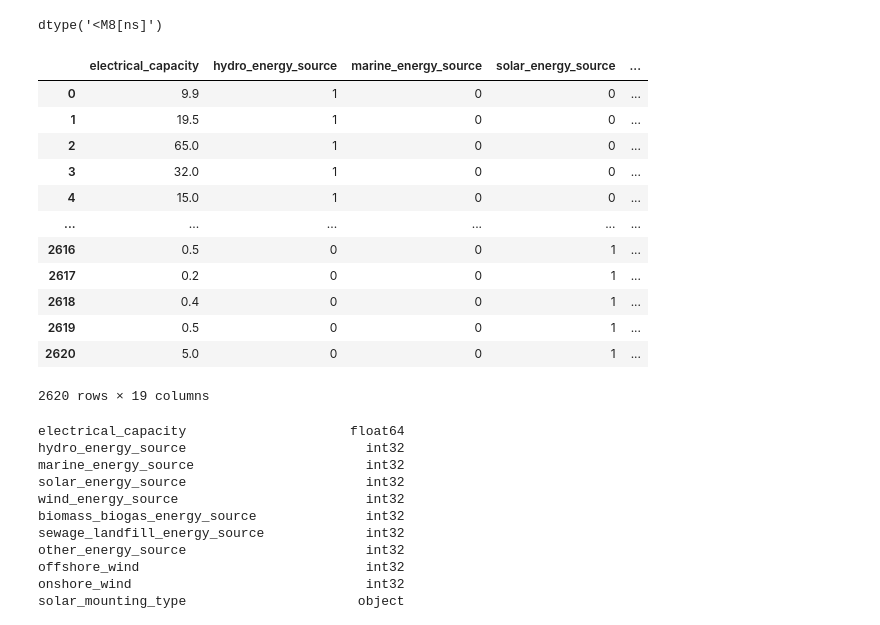
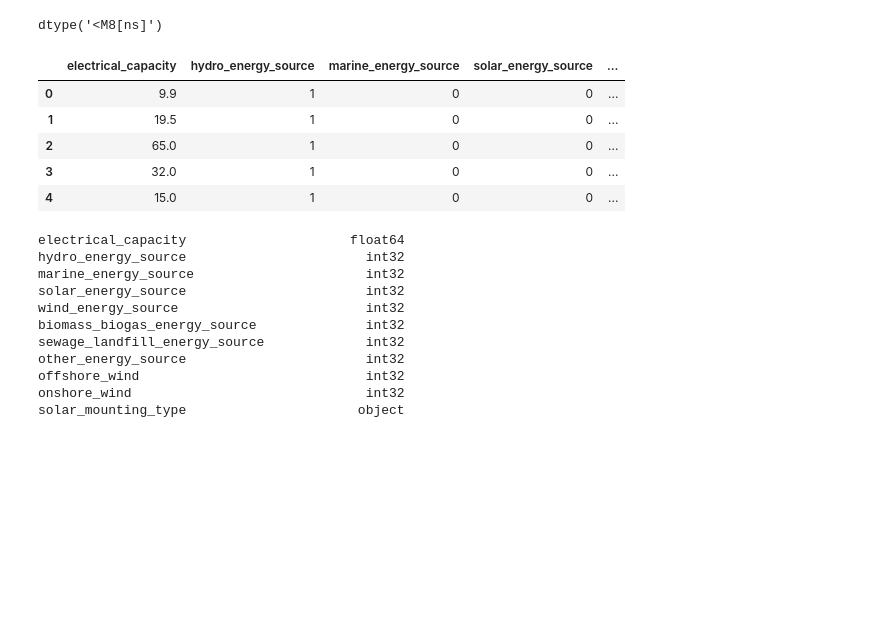
Before and after one commit to MahendraC17/Exploratory-Data-Analysis---Renewable-Power-plants-In-UK, a Jupyter notebook: EDA_renewable_power_plants.ipynb, the cells around one changed output. Saved outputs shown, nothing was run; the diff lists cells and outputs as text; code cells hidden in the pictures; blank space fills up the shorter version.

```diff
--- a/EDA_renewable_power_plants.ipynb
+++ b/EDA_renewable_power_plants.ipynb
@@ -239,21 +232,14 @@ rpp = rpp[['electrical_capacity' , 'hydro_energy_source', 'marine_energy_source'
        'capacity_individual_turbine', 'number_of_turbines', 'region', 'country', 'commissioning_date' ,'site_name',
        'operator']]
 # %%
-rpp
+rpp.head()
 # %% [output]
 |  | electrical_capacity | hydro_energy_source | marine_energy_source | solar_energy_source | ... |
 | 0 | 9.9 | 1 | 0 | 0 | ... |
 | 1 | 19.5 | 1 | 0 | 0 | ... |
 | 2 | 65.0 | 1 | 0 | 0 | ... |
 | 3 | 32.0 | 1 | 0 | 0 | ... |
 | 4 | 15.0 | 1 | 0 | 0 | ... |
-| ... | ... | ... | ... | ... | ... |
-| 2616 | 0.5 | 0 | 0 | 1 | ... |
-| 2617 | 0.2 | 0 | 0 | 1 | ... |
-| 2618 | 0.4 | 0 | 0 | 1 | ... |
-| 2619 | 0.5 | 0 | 0 | 1 | ... |
-| 2620 | 5.0 | 0 | 0 | 1 | ... |
-2620 rows × 19 columns
 # %%
 rpp.to_csv('EDA_test.csv', sep=',', index=False, encoding='utf-8')
 # %%
```
Also changed, not shown: parts of 8 cells of this notebook.
